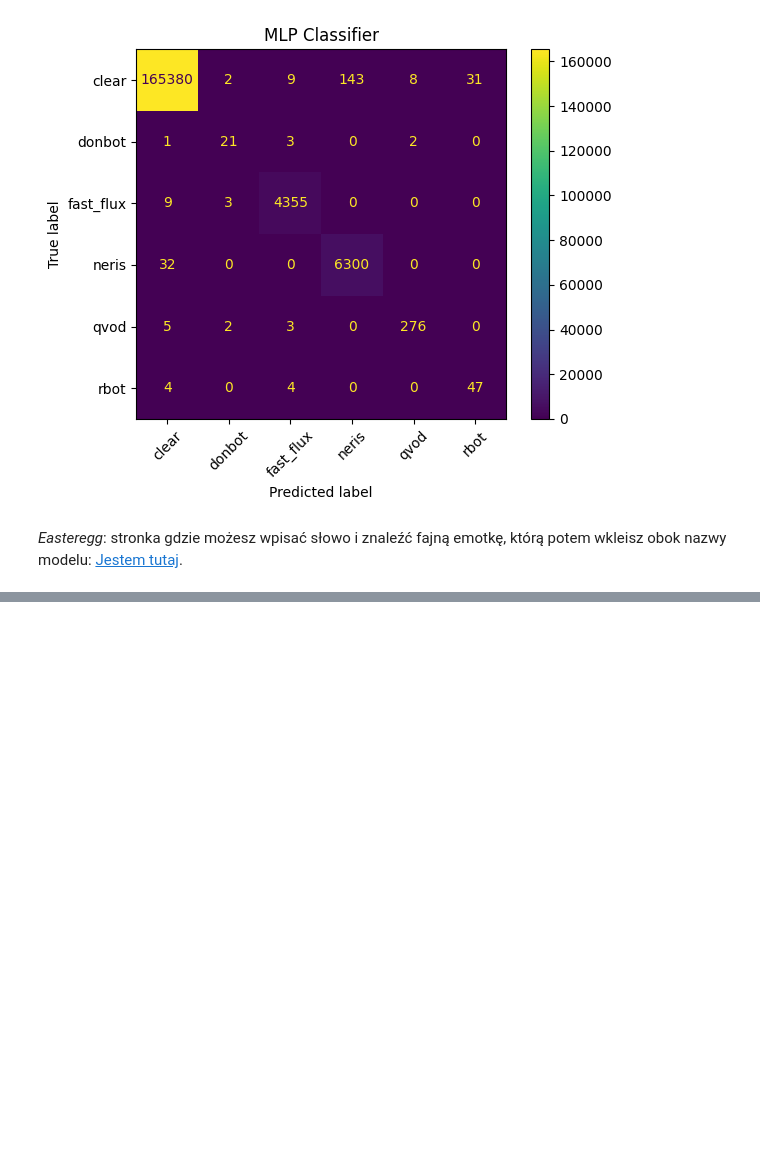
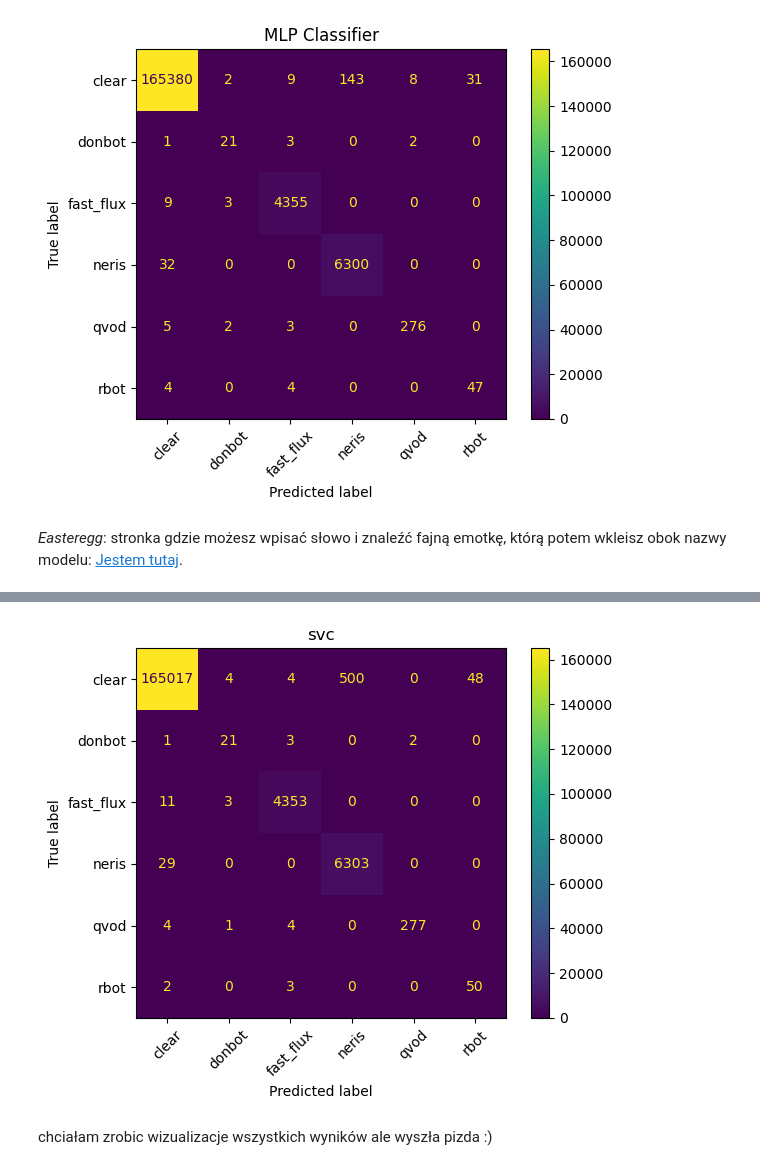
Before and after one commit to Jankiel-Predator/ML3, a Jupyter notebook: website_approach.ipynb, the cells around one changed output, grey strips where cells are left out. Cells and saved outputs as stored; diff of their text form; code cells hidden in the pictures; blank space fills up the shorter version.

```diff
--- a/website_approach.ipynb
+++ b/website_approach.ipynb
@@ -290,0 +372,6 @@ plot_confusion_matrix(mlp_conf_matrices['MLPClassifier'], class_labels, title="M
+# %%
+plot_confusion_matrix(svc_conf_matrix['SVC'], class_labels, title="svc")
+# %% [output]
+[figure, added]
+# %% [markdown]
+chciałam zrobic wizualizacje wszystkich wyników ale wyszła pizda :)
```
Also changed, not shown: parts of 25 cells of this notebook.
